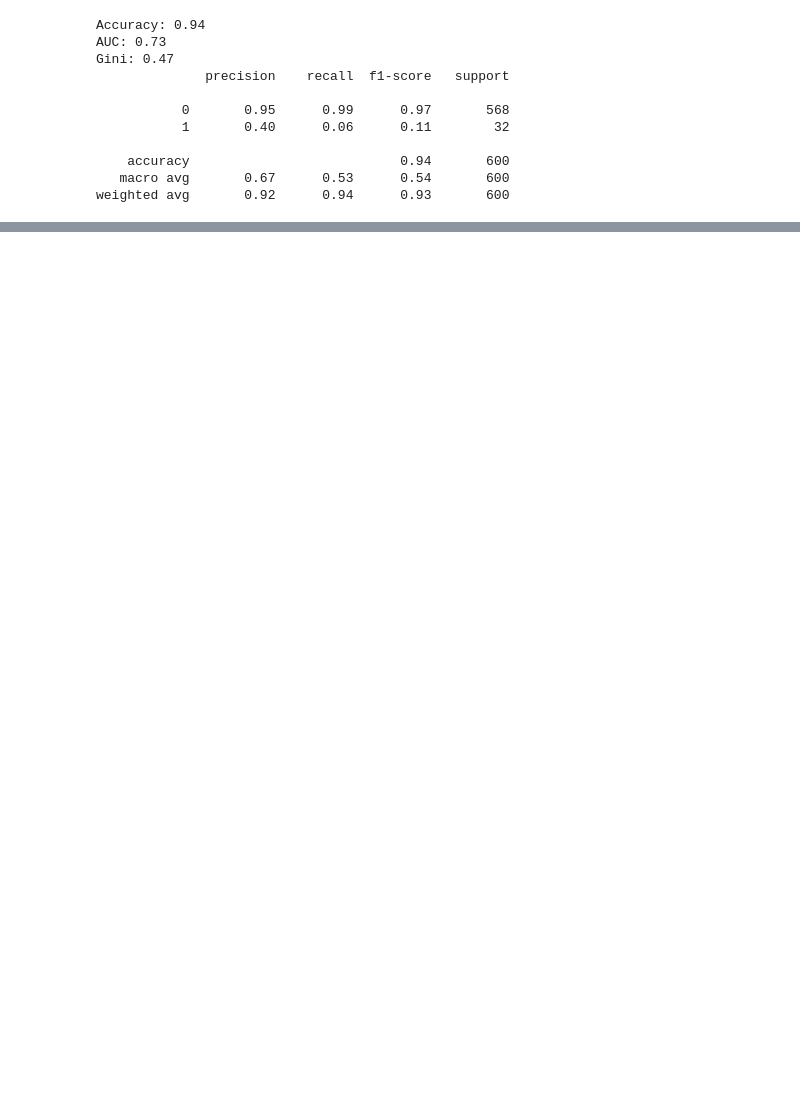
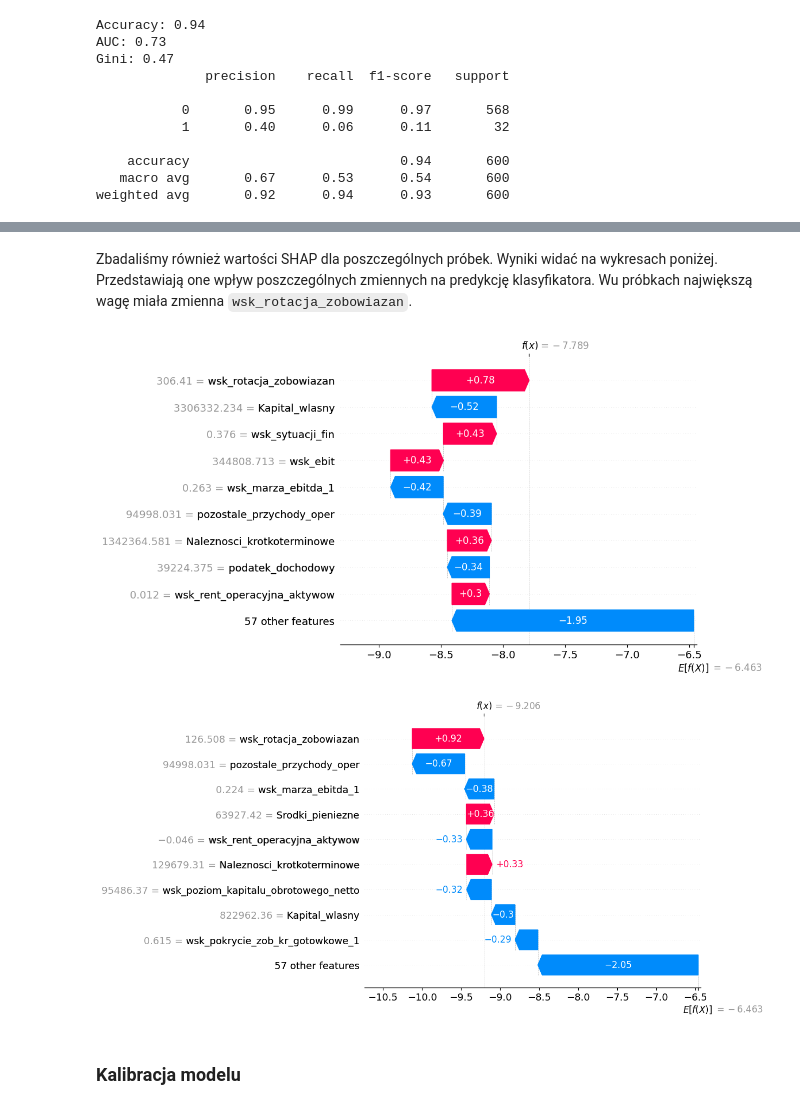
Before and after one commit to wojtek2288/interpretowalnosc, a Jupyter notebook: projekt.ipynb, the cells around one changed output, grey strips where cells are left out. Saved outputs shown, nothing was run; the diff lists cells and outputs as text; code cells hidden in the pictures; blank space fills up the shorter version.

```diff
--- a/projekt.ipynb
+++ b/projekt.ipynb
@@ -535,0 +628,10 @@ weighted avg       0.91      0.94      0.92       600
+# %% [markdown]
+Zbadaliśmy również wartości SHAP dla poszczególnych próbek. Wyniki widać na wykresach poniżej. Przedstawiają one wpływ poszczególnych zmiennych na predykcję klasyfikatora. Wu próbkach największą wagę miała zmienna `wsk_rotacja_zobowiazan`.
+# %%
+shap.plots.waterfall(shap_values[0])
+shap.plots.waterfall(shap_values[1])
+# %% [output]
+[figure, added]
+[figure, added]
+# %% [markdown]
+### Kalibracja modelu
```
Also changed, not shown: parts of 33 cells of this notebook.
